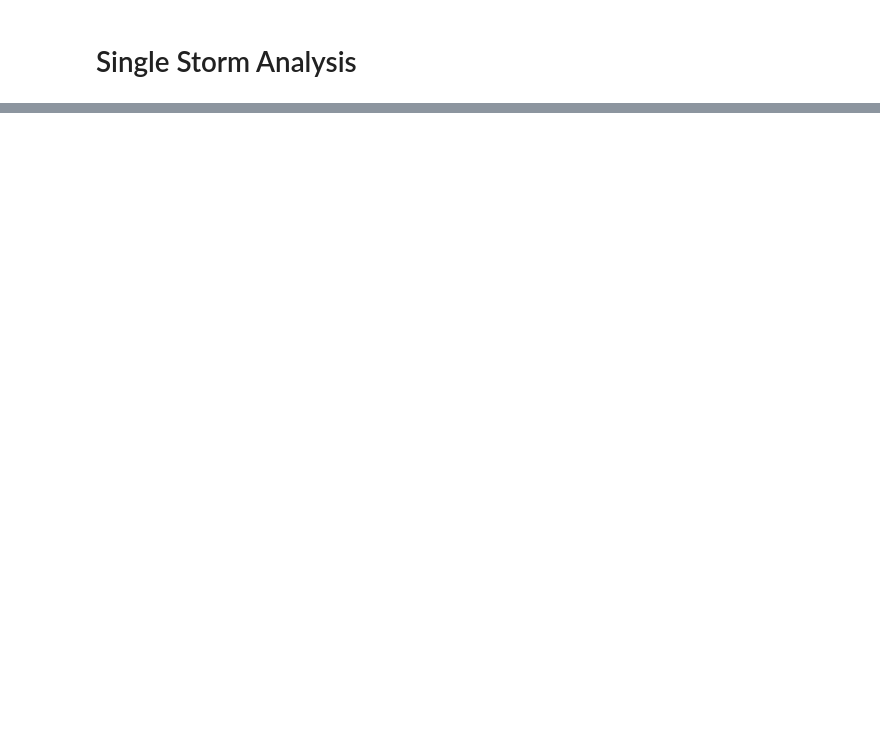
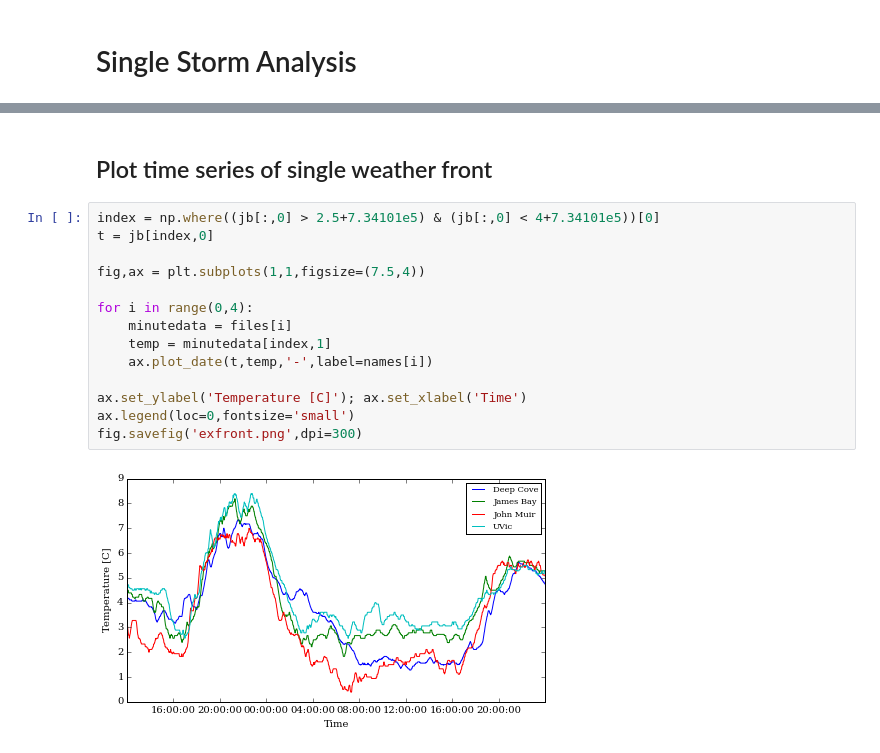
Before and after one commit to lluttrell/Phys411ProjectMaster, a Jupyter notebook: ProjectMaster.ipynb, the cells around one changed output, grey strips where cells are left out. Saved outputs shown, nothing was run; the diff lists cells and outputs as text; blank space fills up the shorter version.

```diff
--- a/ProjectMaster.ipynb
+++ b/ProjectMaster.ipynb
@@ -378,0 +436,18 @@ IndentationError: expected an indented block (<ipython-input-20-a8e91221942a>, l
+# %% [markdown]
+## Plot time series of single weather front
+# %%
+index = np.where((jb[:,0] > 2.5+7.34101e5) & (jb[:,0] < 4+7.34101e5))[0]
+t = jb[index,0]
+
+fig,ax = plt.subplots(1,1,figsize=(7.5,4))
+
+for i in range(0,4):
+    minutedata = files[i]
+    temp = minutedata[index,1]
+    ax.plot_date(t,temp,'-',label=names[i])
+
+ax.set_ylabel('Temperature [C]'); ax.set_xlabel('Time')
+ax.legend(loc=0,fontsize='small')
+fig.savefig('exfront.png',dpi=300)
+# %% [output]
+[figure, added]
```
Also changed, not shown: parts of 10 cells of this notebook.
